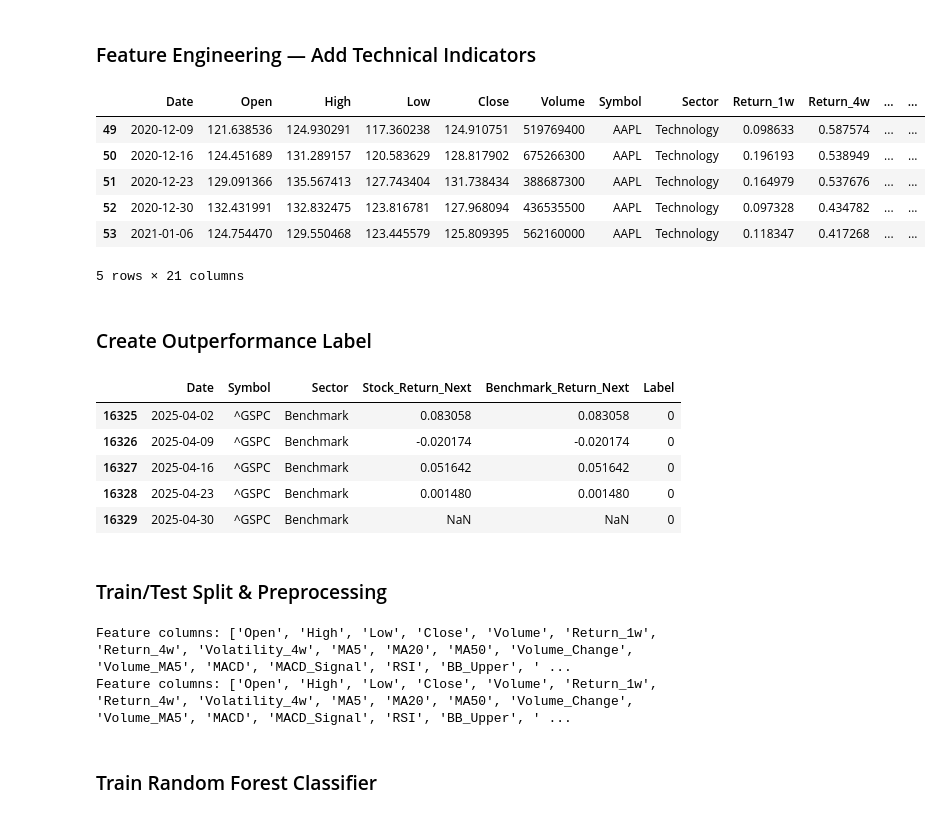
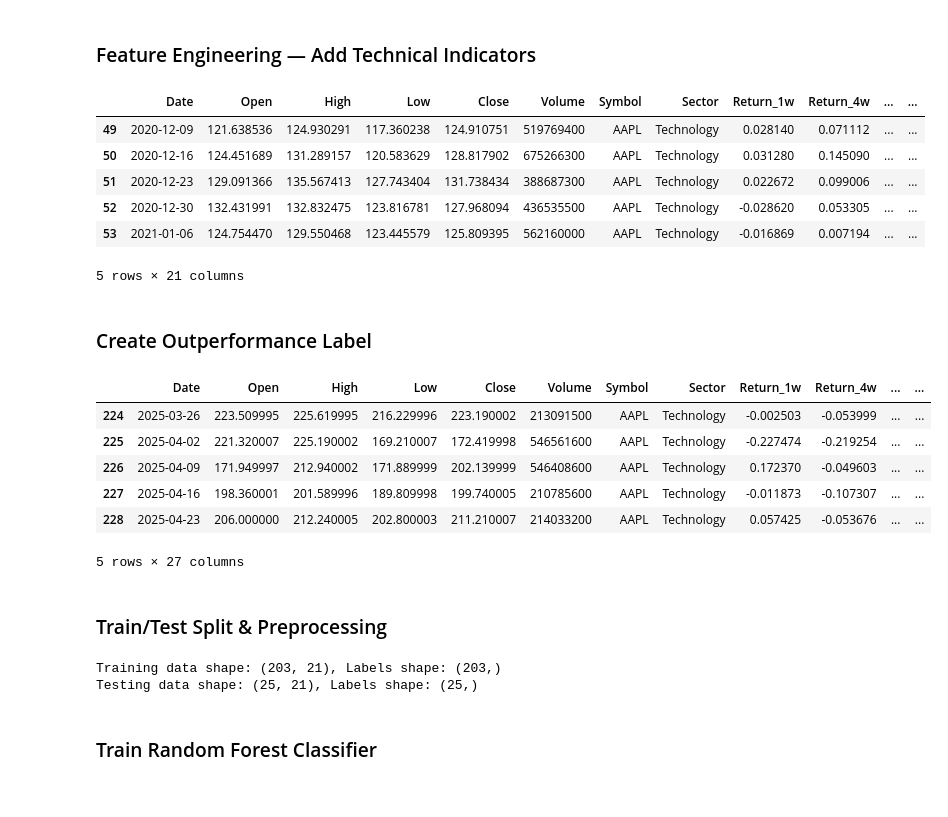
Before and after one commit to PEEMAI2004/CPE-232-Project, a Jupyter notebook: Portfolio Management Project Using Random Forest.ipynb, the cells around one changed output. Saved outputs shown, nothing was run; the diff lists cells and outputs as text; code cells hidden in the pictures.

```diff
--- a/Portfolio Management Project Using Random Forest.ipynb
+++ b/Portfolio Management Project Using Random Forest.ipynb
@@ -21,7 +21,8 @@ benchmark_symbol = "^GSPC"
 
 # Top 10 symbols from each sector (replace with your actual tickers if needed)
 sectors = {
-    "Technology": ["AAPL", "MSFT", "NVDA", "AVGO", "ADBE", "CRM", "AMD", "CSCO", "INTC", "ORCL"],
+    "Technology": ["AAPL"],
+    # "Technology": ["AAPL", "MSFT", "NVDA", "AVGO", "ADBE", "CRM", "AMD", "CSCO", "INTC", "ORCL"],
     # "Communication": ["GOOGL", "META", "NFLX", "TMUS", "DIS", "VZ", "T", "CHTR", "CMCSA", "WBD"],
     # "Health": ["JNJ", "PFE", "ABBV", "LLY", "MRK", "TMO", "BMY", "UNH", "ABT", "CVS"],
     # "Financials": ["JPM", "BAC", "WFC", "C", "GS", "MS", "AXP", "USB", "BK", "SCHW"],
@@ -44,6 +45,13 @@ if os.path.exists("stock_sector_data.csv"):
     print("Loaded dataset from CSV.")
 else:
     print("CSV file not found. Please run the download step.")
+
+# Drop any rows that are not in sectors dictionary
+stock_df = stock_df[stock_df["Symbol"].isin(all_symbols)]
+
+
+# Drop any rows with symbol that match the benchmark symbol
+stock_df = stock_df[stock_df["Symbol"] != benchmark_symbol]
 # %% [output]
 Loaded dataset from CSV.
 # %% [markdown]
@@ -56,8 +64,8 @@ def add_technical_indicators(df):
         sub = df[df["Symbol"] == symbol].sort_values("Date").copy()
 
         # Momentum: past 1-week and 4-week returns
-        sub["Return_1w"] = sub["Close"].pct_change(1*7)
-        sub["Return_4w"] = sub["Close"].pct_change(4*7)
+        sub["Return_1w"] = sub["Close"].pct_change(1)
+        sub["Return_4w"] = sub["Close"].pct_change(4)
 
         # Volatility: Rolling std dev
         sub["Volatility_4w"] = sub["Close"].rolling(window=4).std()
@@ -84,6 +92,8 @@ def add_technical_indicators(df):
         sub["BB_Upper"] = bb.bollinger_hband()
         sub["BB_Lower"] = bb.bollinger_lband()
 
+        #
+
         result.append(sub)
 
     features_df = pd.concat(result).reset_index(drop=True)
@@ -94,48 +104,58 @@ features_df = features_df.dropna()
 features_df.head()
 # %% [output]
 |  | Date | Open | High | Low | Close | Volume | Symbol | Sector | Return_1w | Return_4w | ... | ... |
-| 49 | 2020-12-09 | 121.638536 | 124.930291 | 117.360238 | 124.910751 | 519769400 | AAPL | Technology | 0.098633 | 0.587574 | ... | ... |
-| 50 | 2020-12-16 | 124.451689 | 131.289157 | 120.583629 | 128.817902 | 675266300 | AAPL | Technology | 0.196193 | 0.538949 | ... | ... |
-| 51 | 2020-12-23 | 129.091366 | 135.567413 | 127.743404 | 131.738434 | 388687300 | AAPL | Technology | 0.164979 | 0.537676 | ... | ... |
-| 52 | 2020-12-30 | 132.431991 | 132.832475 | 123.816781 | 127.968094 | 436535500 | AAPL | Technology | 0.097328 | 0.434782 | ... | ... |
-| 53 | 2021-01-06 | 124.754470 | 129.550468 | 123.445579 | 125.809395 | 562160000 | AAPL | Technology | 0.118347 | 0.417268 | ... | ... |
+| 49 | 2020-12-09 | 121.638536 | 124.930291 | 117.360238 | 124.910751 | 519769400 | AAPL | Technology | 0.028140 | 0.071112 | ... | ... |
+| 50 | 2020-12-16 | 124.451689 | 131.289157 | 120.583629 | 128.817902 | 675266300 | AAPL | Technology | 0.031280 | 0.145090 | ... | ... |
+| 51 | 2020-12-23 | 129.091366 | 135.567413 | 127.743404 | 131.738434 | 388687300 | AAPL | Technology | 0.022672 | 0.099006 | ... | ... |
+| 52 | 2020-12-30 | 132.431991 | 132.832475 | 123.816781 | 127.968094 | 436535500 | AAPL | Technology | -0.028620 | 0.053305 | ... | ... |
+| 53 | 2021-01-06 | 124.754470 | 129.550468 | 123.445579 | 125.809395 | 562160000 | AAPL | Technology | -0.016869 | 0.007194 | ... | ... |
 5 rows × 21 columns
 # %% [markdown]
 ### Create Outperformance Label
 # %%
 def create_outperformance_labels(features_df, benchmark_df):
     # Calculate future return for S&P 500
     benchmark_df["Benchmark_Return_Next"] = benchmark_df["Close"].pct_change().shift(-1)
 
     # Ensure 'Date' columns are of the same type
     features_df["Date"] = pd.to_datetime(features_df["Date"])
     benchmark_df["Date"] = pd.to_datetime(benchmark_df["Date"])
 
     # Merge benchmark return into stock data
     df = features_df.merge(benchmark_df[["Date", "Benchmark_Return_Next"]], on="Date", how="left")
 
-    # Calculate stock return next week
+    # Calculate benchmark return this week
+    df["Benchmark_Return"] = df["Benchmark_Return_Next"].shift(1)
+
+    # Calculate stock return this week and next week
     price_col = "Adj Close" if "Adj Close" in df.columns else "Close"
     df["Stock_Return_Next"] = df.groupby("Symbol")[price_col].pct_change().shift(-1)
+    df["Stock_Return"] = df["Stock_Return_Next"].shift(1)
+
+    df.dropna(inplace=True)
+
+    # Calculate this week's pct return over to the benchmark
+    df["Pct_Difference"] = (df["Stock_Return"] - df["Benchmark_Return"]) / df["Benchmark_Return"]
 
     # Label = 1 if stock outperforms benchmark, else 0
     df["Label"] = (df["Stock_Return_Next"] > df["Benchmark_Return_Next"]).astype(int)
 
     return df
 
 # Load benchmark data from CSV
 benchmark_df = pd.read_csv("stock_sector_data.csv", usecols=["Date", "Symbol", "Close"])
 benchmark_df = benchmark_df[benchmark_df["Symbol"] == benchmark_symbol].reset_index(drop=True)
 
 labeled_df = create_outperformance_labels(features_df, benchmark_df)
-labeled_df[["Date", "Symbol", "Sector", "Stock_Return_Next", "Benchmark_Return_Next", "Label"]].tail()
+labeled_df.tail()
 # %% [output]
-|  | Date | Symbol | Sector | Stock_Return_Next | Benchmark_Return_Next | Label |
-| 16325 | 2025-04-02 | ^GSPC | Benchmark | 0.083058 | 0.083058 | 0 |
-| 16326 | 2025-04-09 | ^GSPC | Benchmark | -0.020174 | -0.020174 | 0 |
-| 16327 | 2025-04-16 | ^GSPC | Benchmark | 0.051642 | 0.051642 | 0 |
-| 16328 | 2025-04-23 | ^GSPC | Benchmark | 0.001480 | 0.001480 | 0 |
-| 16329 | 2025-04-30 | ^GSPC | Benchmark | NaN | NaN | 0 |
+|  | Date | Open | High | Low | Close | Volume | Symbol | Sector | Return_1w | Return_4w | ... | ... |
+| 224 | 2025-03-26 | 223.509995 | 225.619995 | 216.229996 | 223.190002 | 213091500 | AAPL | Technology | -0.002503 | -0.053999 | ... | ... |
+| 225 | 2025-04-02 | 221.320007 | 225.190002 | 169.210007 | 172.419998 | 546561600 | AAPL | Technology | -0.227474 | -0.219254 | ... | ... |
+| 226 | 2025-04-09 | 171.949997 | 212.940002 | 171.889999 | 202.139999 | 546408600 | AAPL | Technology | 0.172370 | -0.049603 | ... | ... |
+| 227 | 2025-04-16 | 198.360001 | 201.589996 | 189.809998 | 199.740005 | 210785600 | AAPL | Technology | -0.011873 | -0.107307 | ... | ... |
+| 228 | 2025-04-23 | 206.000000 | 212.240005 | 202.800003 | 211.210007 | 214033200 | AAPL | Technology | 0.057425 | -0.053676 | ... | ... |
+5 rows × 27 columns
 # %% [markdown]
 ### Train/Test Split & Preprocessing
 # %%
@@ -150,7 +170,8 @@ def preprocess_data(df):
     df = df.fillna(df.median(numeric_only=True))
 
     # Keep only numeric feature columns
-    exclude_cols = ['Date', 'Symbol', 'Sector', 'Label', 'Stock_Return_Next', 'Benchmark_Return_Next']
+    # exclude_cols = ['Date', 'Symbol', 'Sector', 'Label', 'Stock_Return_Next', 'Benchmark_Return_Next']
+    exclude_cols = ['Date', 'Sector', 'Label', 'Stock_Return_Next', 'Benchmark_Return_Next']
     feature_columns = [col for col in df.columns if col not in exclude_cols and df[col].dtype != 'object']
 
     X = df[feature_columns]
@@ -161,13 +182,3 @@ def preprocess_data(df):
     X_scaled = scaler.fit_transform(X)
 
     return X_scaled, y
-
-# Split the data: train up to 2023, test after
-train_data = labeled_df[labeled_df["Date"] < "2023-01-01"]
-test_data = labeled_df[labeled_df["Date"] >= "2023-01-01"]
-
-X_train, y_train = preprocess_data(train_data)
-X_test, y_test = preprocess_data(test_data)
-# %% [output]
-Feature columns: ['Open', 'High', 'Low', 'Close', 'Volume', 'Return_1w', 'Return_4w', 'Volatility_4w', 'MA5', 'MA20', 'MA50', 'Volume_Change', 'Volume_MA5', 'MACD', 'MACD_Signal', 'RSI', 'BB_Upper', ' ...
-Feature columns: ['Open', 'High', 'Low', 'Close', 'Volume', 'Return_1w', 'Return_4w', 'Volatility_4w', 'MA5', 'MA20', 'MA50', 'Volume_Change', 'Volume_MA5', 'MACD', 'MACD_Signal', 'RSI', 'BB_Upper', ' ...
@@ -174,3 +192,10 @@ Feature columns: ['Open', 'High', 'Low', 'Close', 'Volume', 'Return_1w', 'Return
+# %%
+# Shape of the data
+print(f"Training data shape: {X_train.shape}, Labels shape: {y_train.shape}")
+print(f"Testing data shape: {X_test.shape}, Labels shape: {y_test.shape}")
+# %% [output]
+Training data shape: (203, 21), Labels shape: (203,)
+Testing data shape: (25, 21), Labels shape: (25,)
 # %% [markdown]
 ### Train Random Forest Classifier
 # %%
```
Also changed, not shown: parts of 21 cells of this notebook.
